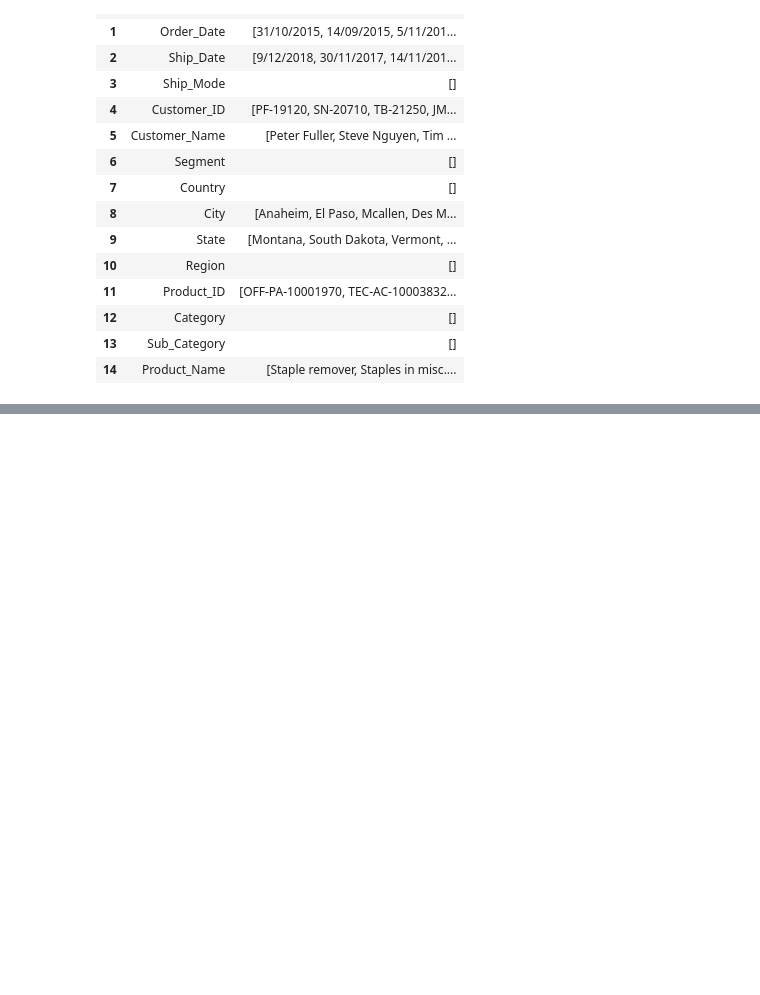
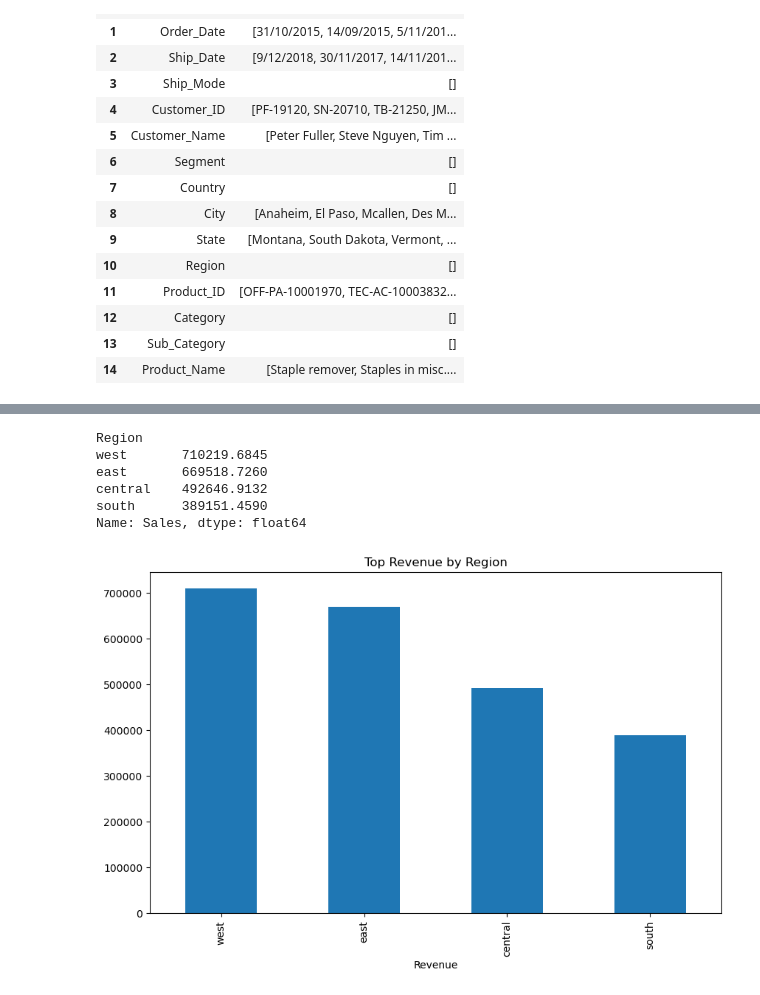
Before and after one commit to Ayush080-bct/Superstore-data-pipeline, a Jupyter notebook: notebook/EDA.ipynb, the cells around one changed output, grey strips where cells are left out. Saved outputs shown, nothing was run; the diff lists cells and outputs as text; code cells hidden in the pictures; blank space fills up the shorter version.

```diff
--- a/notebook/EDA.ipynb
+++ b/notebook/EDA.ipynb
@@ -441,0 +632,17 @@ df.head()
+# %%
+sales_by_region=(transformed_df.groupby('Region')['Sales'].sum().sort_values(ascending=False))
+sales_by_region
+# %% [output]
+Region
+west       710219.6845
+east       669518.7260
+central    492646.9132
+south      389151.4590
+Name: Sales, dtype: float64
+# %%
+sales_by_region.plot(kind="bar",figsize=(10,6))
+plt.title("Top Revenue by Region")
+plt.xlabel("Revenue")
+plt.show()
+# %% [output]
+[figure, added]
```
Also changed, not shown: parts of 42 cells of this notebook, 9 other files.
